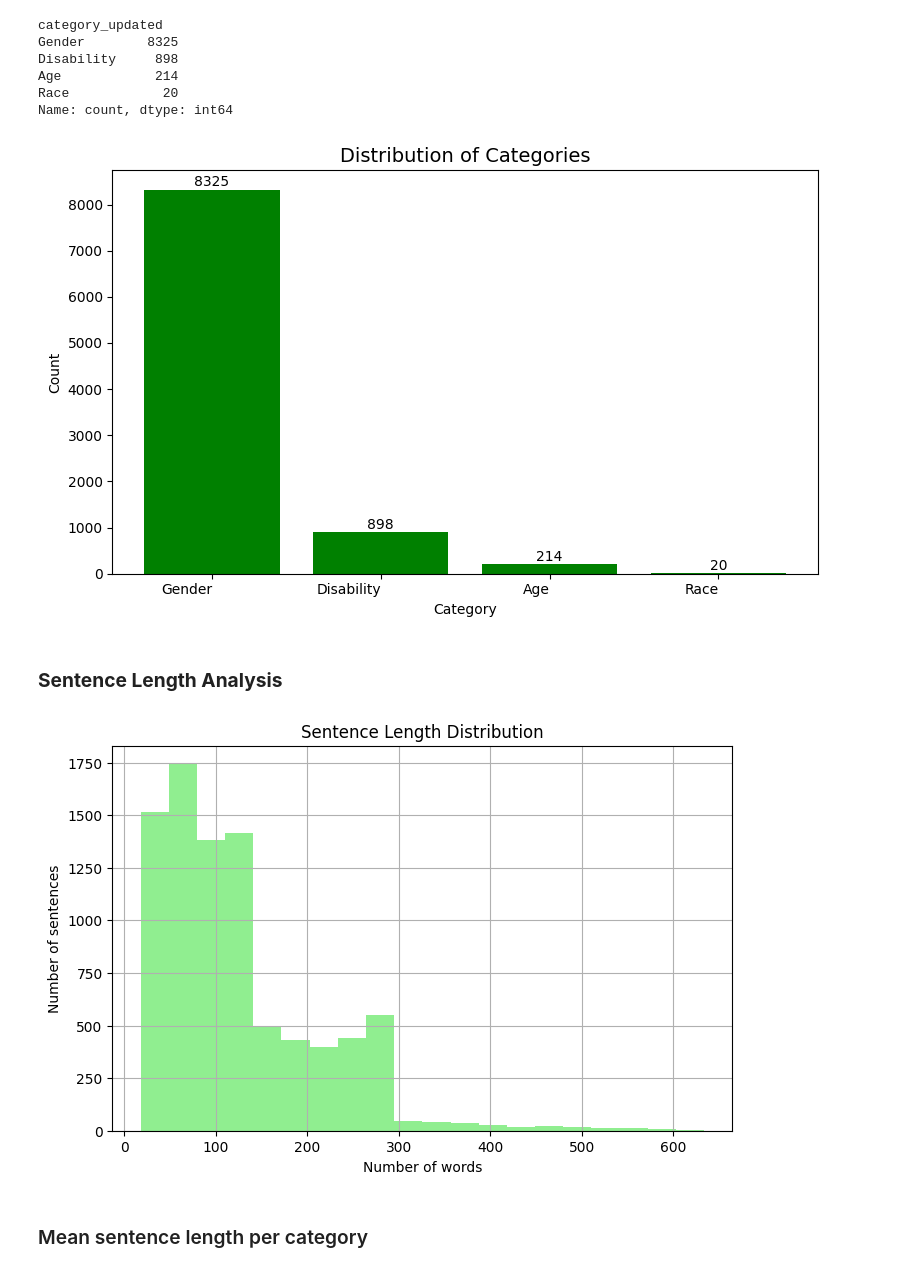
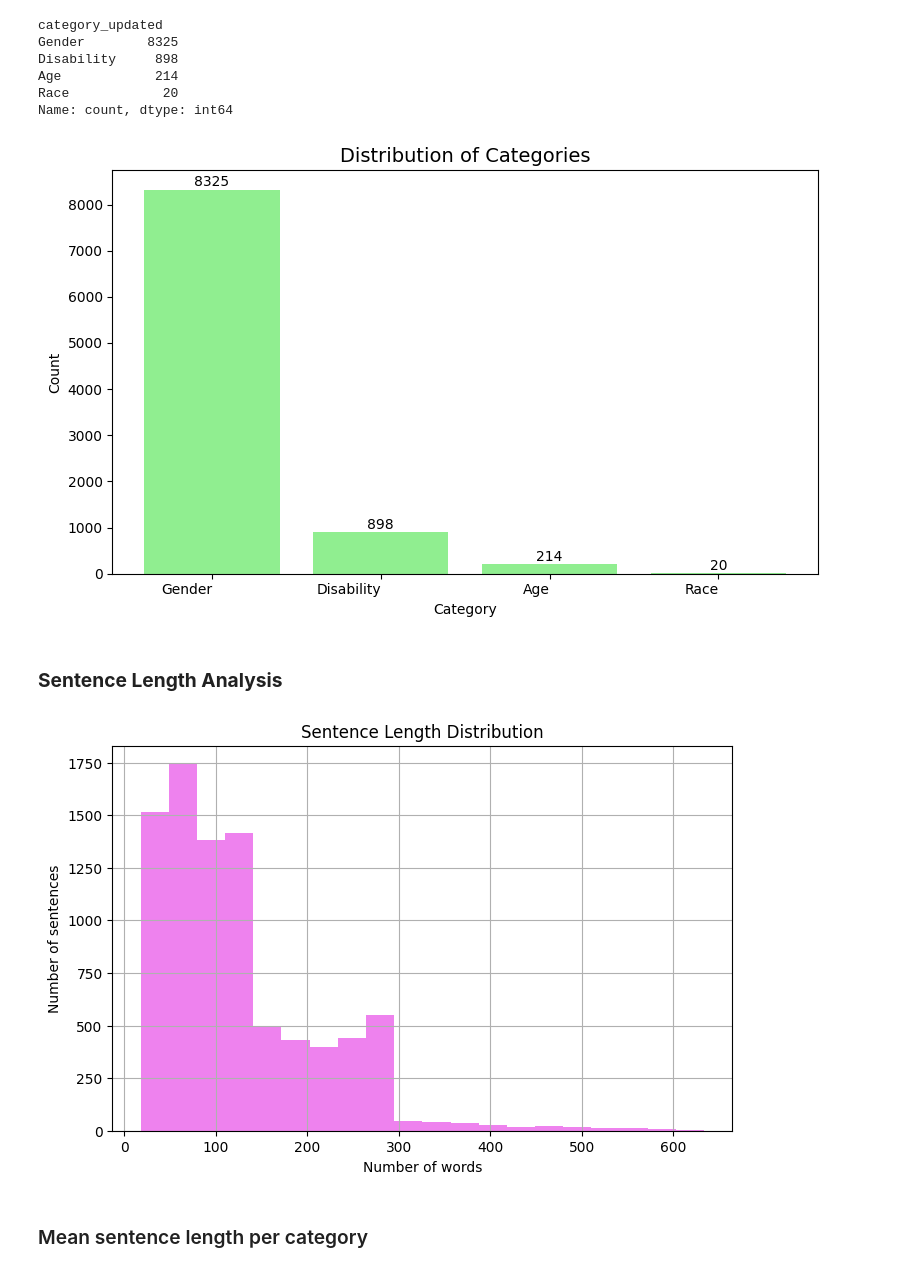
Before and after one commit to FrancescaRomanaBlanda/Taboo-Language, a Jupyter notebook: Sinhala/notebooks/final_analysis.ipynb, the cells around one changed output. Drawn from its saved outputs; the diff is of its cells as text; code cells hidden in the pictures.

```diff
--- a/Sinhala/notebooks/final_analysis.ipynb
+++ b/Sinhala/notebooks/final_analysis.ipynb
@@ -1,5 +1,6 @@
 # %%
-file='/kaggle/input/datasets/shashk99/offensive-data/processed_sold_dataset_v8.csv'
+file='/kaggle/input/datasets/shashk99/offesnsive-data/processed_sold_dataset_v8.csv'
+file_original='/kaggle/input/datasets/shashk99/offesnsive-data/sold_train.csv'
 # %%
 import pandas as pd
 import numpy as np
@@ -227,41 +252,41 @@ Name: count, dtype: int64
 # %%
 fig, ax = plt.subplots(figsize=(8,5))
 
 # Plot bars
-bars = ax.bar(counts.index, counts.values, color='green')
+bars = ax.bar(counts.index, counts.values, color='lightgreen')
 
 # Add count labels on top of each bar
 for bar in bars:
     height = bar.get_height()
     ax.text(
         bar.get_x() + bar.get_width() / 2,  # x-position: center of bar
         height + 5,                         # y-position: a bit above bar
         f'{int(height)}',                    # label text
         ha='center', va='bottom', fontsize=10
     )
 
 # Titles and labels
 ax.set_title("Distribution of Categories", fontsize=14)
 ax.set_ylabel("Count")
 ax.set_xlabel("Category")
 plt.xticks(rotation=360, ha='right')
 plt.tight_layout()
 plt.show()
 # %% [output]
-[figure, old version]
+[figure, new version]
 # %% [markdown]
 ### **Sentence Length Analysis**
 # %%
 # Sentence Length Analysis
 
 plt.figure(figsize=(8,5))
-df_off["text_length"].hist(bins=20, color="lightgreen")
+df_off["text_length"].hist(bins=20, color="violet")
 plt.title("Sentence Length Distribution")
 plt.xlabel("Number of words")
 plt.ylabel("Number of sentences")
 plt.show()
 # %% [output]
-[figure, old version]
+[figure, new version]
 # %% [markdown]
 ### Mean sentence length per category
 # %%
```
Also changed, not shown: parts of 11 cells of this notebook, 3 other files.
